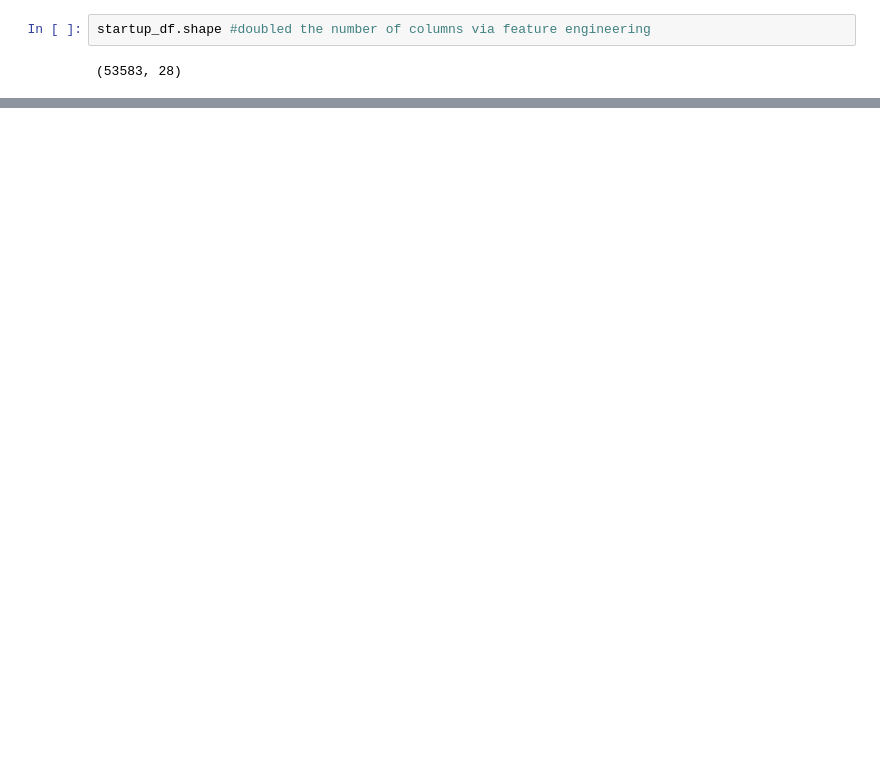
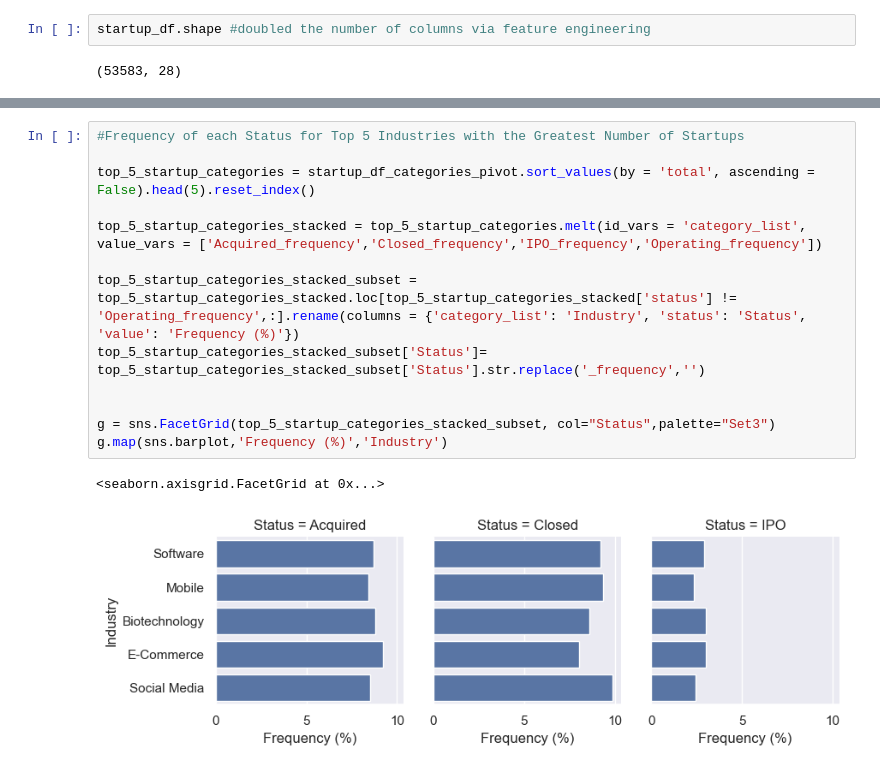
Before and after one commit to Bryce-Ferraro/Python-Project, a Jupyter notebook: Python Project - Research Question 3.ipynb, the cells around one changed output, grey strips where cells are left out. Cells and saved outputs as stored; diff of their text form; blank space fills up the shorter version.

```diff
--- a/Python Project - Research Question 3.ipynb
+++ b/Python Project - Research Question 3.ipynb
@@ -187,0 +243,16 @@ startup_df_categories.head()
+# %%
+#Frequency of each Status for Top 5 Industries with the Greatest Number of Startups
+
+top_5_startup_categories = startup_df_categories_pivot.sort_values(by = 'total', ascending = False).head(5).reset_index()
+
+top_5_startup_categories_stacked = top_5_startup_categories.melt(id_vars = 'category_list', value_vars = ['Acquired_frequency','Closed_frequency','IPO_frequency','Operating_frequency'])
+
+top_5_startup_categories_stacked_subset = top_5_startup_categories_stacked.loc[top_5_startup_categories_stacked['status'] != 'Operating_frequency',:].rename(columns = {'category_list': 'Industry', 'status': 'Status', 'value': 'Frequency (%)'})
+top_5_startup_categories_stacked_subset['Status']= top_5_startup_categories_stacked_subset['Status'].str.replace('_frequency','')
+
+
+g = sns.FacetGrid(top_5_startup_categories_stacked_subset, col="Status",palette="Set3")
+g.map(sns.barplot,'Frequency (%)','Industry')
+# %% [output]
+<seaborn.axisgrid.FacetGrid at 0x...>
+[figure, added]
```
Also changed, not shown: parts of 2 cells of this notebook.
